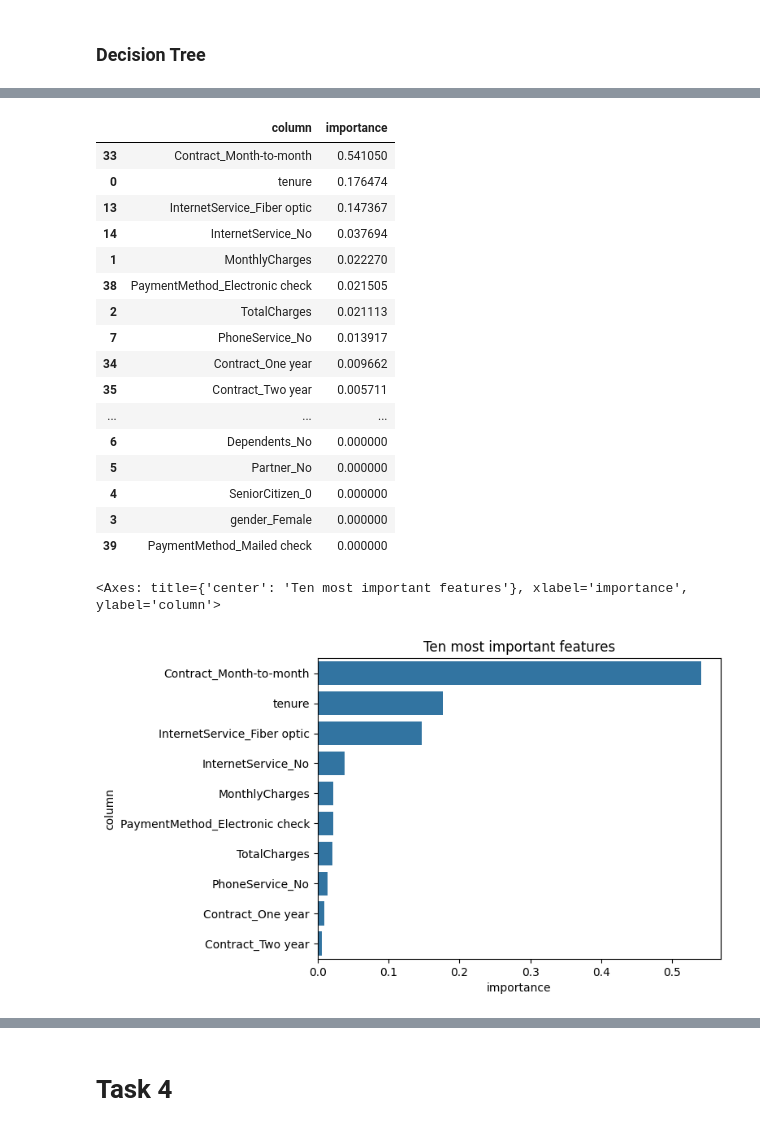
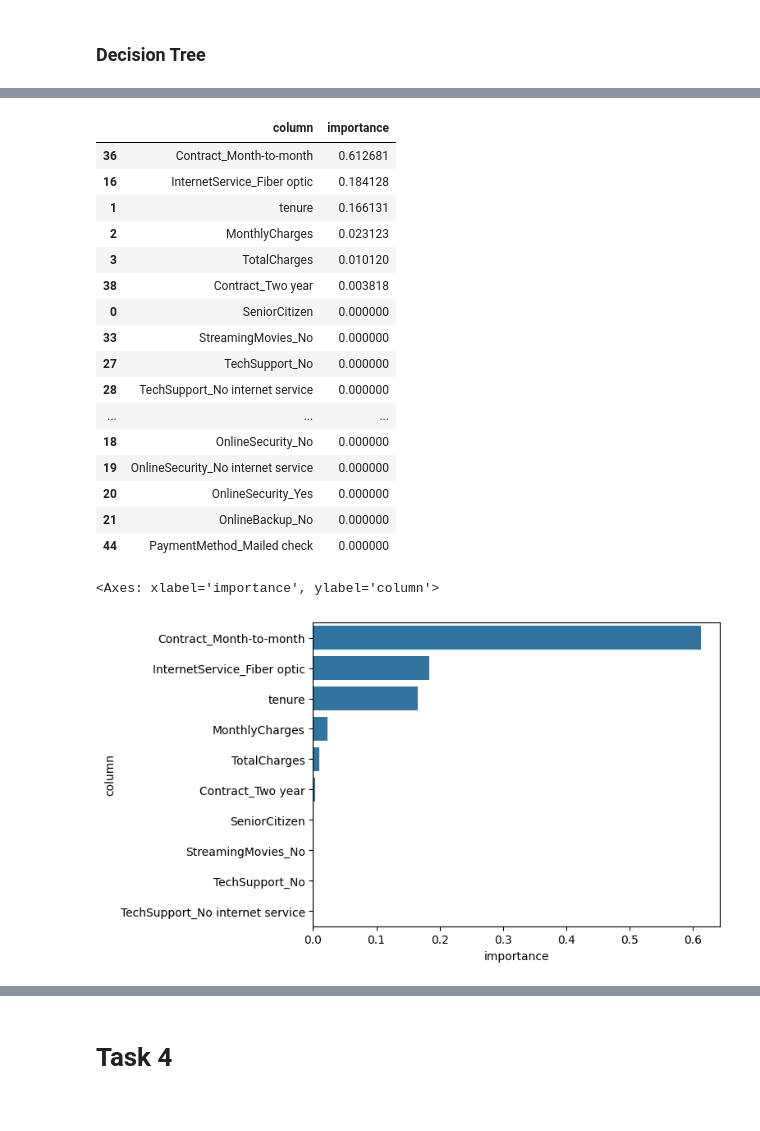
Before and after one commit to Dmmilchev/machine-learning-course, a Jupyter notebook: week07 - Decision trees. Random forests. Bagging./classwork/decision_tree_random_forest.ipynb, the cells around one changed output, grey strips where cells are left out. Saved outputs shown, nothing was run; the diff lists cells and outputs as text; code cells hidden in the pictures.

```diff
--- a/week07 - Decision trees. Random forests. Bagging./classwork/decision_tree_random_forest.ipynb
+++ b/week07 - Decision trees. Random forests. Bagging./classwork/decision_tree_random_forest.ipynb
@@ -334,5 +344,17 @@ Name: Churn, Length: 4922, dtype: int64
 # %%
 # Train a DecisionTreeClassifier() with a maximum depth of 3 and evaluate it.
 # Show "df_results" (output may vary because of randomness).
+model = DecisionTreeClassifier(max_depth=3)
+model.fit(X_train, y_train)
+y_pred = model.predict(X_test)
+df_results = pd.concat([df_results, pd.DataFrame({
+    'experiment': ['decision_tree_max_depth_3'],
+    'accuracy': [accuracy_score(y_test, y_pred)],
+    'precision': [precision_score(y_test, y_pred)],
+    'recall': [recall_score(y_test, y_pred)],
+    'f1-score': [f1_score(y_test, y_pred)],
+    'log_loss': [log_loss(y_test, y_pred)]
+})], ignore_index=True)
+df_results
 # %% [output]
 |  | experiment | accuracy | precision | recall | f1-score | log_loss |
@@ -345,5 +368,17 @@ Name: Churn, Length: 4922, dtype: int64
 # %%
 # Train a DecisionTreeClassifier() with a maximum depth of 3 and entropy as the criterion for splitting the nodes and evaluate it.
 # Show "df_results" (output may vary because of randomness).
+model = DecisionTreeClassifier(max_depth=3, criterion='entropy')
+model.fit(X_train, y_train)
+y_pred = model.predict(X_test)
+df_results = pd.concat([df_results, pd.DataFrame({
+    'experiment': ['decision_tree_max_depth_3_entropy'],
+    'accuracy': [accuracy_score(y_test, y_pred)],
+    'precision': [precision_score(y_test, y_pred)],
+    'recall': [recall_score(y_test, y_pred)],
+    'f1-score': [f1_score(y_test, y_pred)],
+    'log_loss': [log_loss(y_test, y_pred)]
+})], ignore_index=True)
+df_results
 # %% [output]
 |  | experiment | accuracy | precision | recall | f1-score | log_loss |
@@ -357,5 +393,17 @@ Name: Churn, Length: 4922, dtype: int64
 # %%
 # Train a DecisionTreeClassifier() with a maximum depth of 4 and minimum samples per leaf equal to 1 and evaluate it.
 # Show "df_results" (output may vary because of randomness).
+model = DecisionTreeClassifier(max_depth=3, min_samples_leaf=1)
+model.fit(X_train, y_train)
+y_pred = model.predict(X_test)
+df_results = pd.concat([df_results, pd.DataFrame({
+    'experiment': ['decision_tree_max_depth_4_min_smaples_leaf_1'],
+    'accuracy': [accuracy_score(y_test, y_pred)],
+    'precision': [precision_score(y_test, y_pred)],
+    'recall': [recall_score(y_test, y_pred)],
+    'f1-score': [f1_score(y_test, y_pred)],
+    'log_loss': [log_loss(y_test, y_pred)]
+})], ignore_index=True)
+df_results
 # %% [output]
 |  | experiment | accuracy | precision | recall | f1-score | log_loss |
@@ -366,28 +414,35 @@ Name: Churn, Length: 4922, dtype: int64
 # %%
 # Use the ".feature_importances_" property of the model and the columns in the training data to create a table of the feature importances.
 # Sort it in a descending order and display it.
+feature_importance = pd.DataFrame({
+    'column': X_train.columns,
+    'importance': model.feature_importances_
+})
+feature_importance = feature_importance.sort_values(by='importance', ascending=False)
+feature_importance
 # %% [output]
 |  | column | importance |
-| 33 | Contract_Month-to-month | 0.541050 |
-| 0 | tenure | 0.176474 |
-| 13 | InternetService_Fiber optic | 0.147367 |
-| 14 | InternetService_No | 0.037694 |
-| 1 | MonthlyCharges | 0.022270 |
-| 38 | PaymentMethod_Electronic check | 0.021505 |
-| 2 | TotalCharges | 0.021113 |
-| 7 | PhoneService_No | 0.013917 |
-| 34 | Contract_One year | 0.009662 |
-| 35 | Contract_Two year | 0.005711 |
+| 36 | Contract_Month-to-month | 0.612681 |
+| 16 | InternetService_Fiber optic | 0.184128 |
+| 1 | tenure | 0.166131 |
+| 2 | MonthlyCharges | 0.023123 |
+| 3 | TotalCharges | 0.010120 |
+| 38 | Contract_Two year | 0.003818 |
+| 0 | SeniorCitizen | 0.000000 |
+| 33 | StreamingMovies_No | 0.000000 |
+| 27 | TechSupport_No | 0.000000 |
+| 28 | TechSupport_No internet service | 0.000000 |
 | ... | ... | ... |
-| 6 | Dependents_No | 0.000000 |
-| 5 | Partner_No | 0.000000 |
-| 4 | SeniorCitizen_0 | 0.000000 |
-| 3 | gender_Female | 0.000000 |
-| 39 | PaymentMethod_Mailed check | 0.000000 |
+| 18 | OnlineSecurity_No | 0.000000 |
+| 19 | OnlineSecurity_No internet service | 0.000000 |
+| 20 | OnlineSecurity_Yes | 0.000000 |
+| 21 | OnlineBackup_No | 0.000000 |
+| 44 | PaymentMethod_Mailed check | 0.000000 |
 # %%
 # Visualize the top 10 most important features.
+sns.barplot(x='importance', y='column', data=feature_importance.head(10))
 # %% [output]
-<Axes: title={'center': 'Ten most important features'}, xlabel='importance', ylabel='column'>
+<Axes: xlabel='importance', ylabel='column'>
-[figure, old version]
+[figure, new version]
 # %%
 # Display the tree.
```
Also changed, not shown: parts of 21 cells of this notebook.
